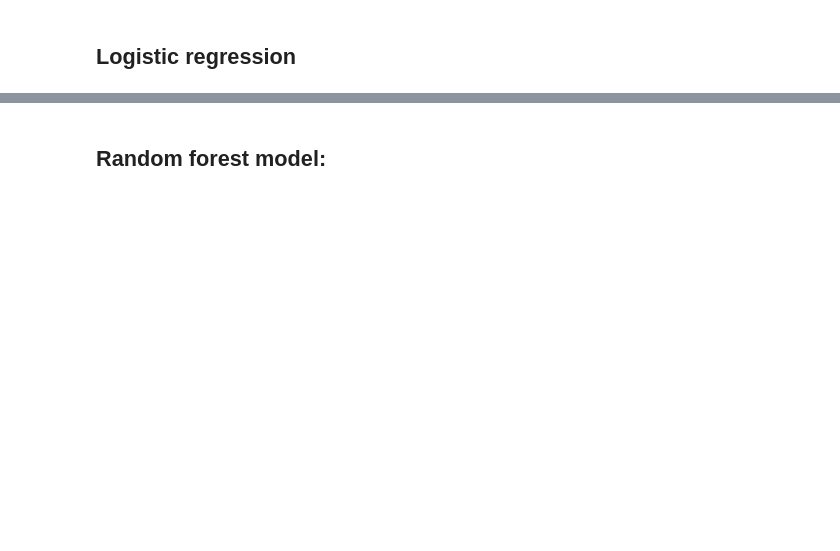
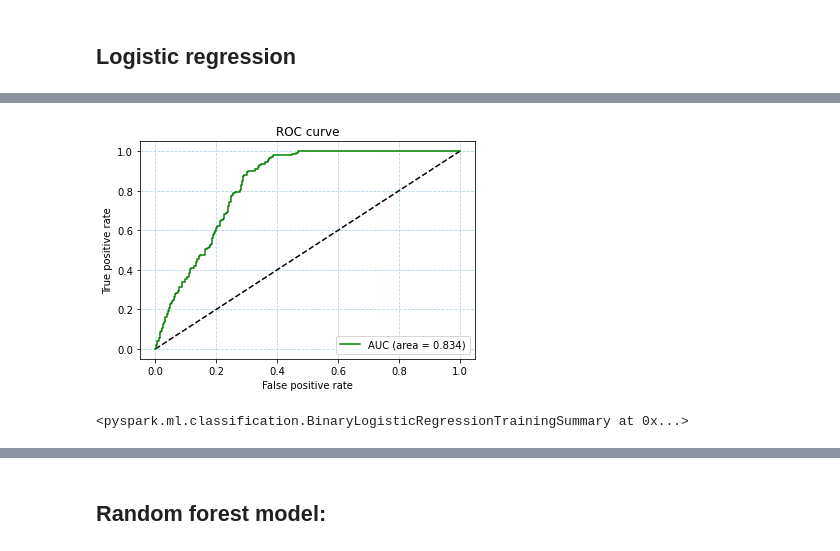
Before and after one commit to omarja12/BigData4Finance, a Jupyter notebook: Big_data_for_finance_Project.ipynb, the cells around one changed output, grey strips where cells are left out. Drawn from its saved outputs; the diff is of its cells as text; code cells hidden in the pictures; blank space fills up the shorter version.

```diff
--- a/Big_data_for_finance_Project.ipynb
+++ b/Big_data_for_finance_Project.ipynb
@@ -114,0 +253,12 @@ def Pipeline_model(stages, cv, train_data, test_data):
+# %%
+def auc_plot(y_test, y_pred_test_proba):
+    fpr, tpr, _ = roc_curve(y_test, y_pred_test_proba)
+    auc_keras = auc(fpr, tpr)
+    plt.plot([0, 1], [0, 1], 'k--')
+    plt.plot(fpr, tpr, label='AUC (area = {:.3f})'.format(auc_keras), color="g")
+    plt.grid(axis='both', linestyle='--', color="#add8e6")
+    plt.xlabel('False positive rate')
+    plt.ylabel('True positive rate')
+    plt.title('ROC curve')
+    plt.legend(loc='best')
+    plt.show();
@@ -504,2 +707,10 @@ only showing top 5 rows
+# %%
+auc_plot(y_test, y_pred_test_proba)
+# %% [output]
+[figure, added]
 # %%
 cv_model = pipeline_model.stages[-1]
+lr_summary = cv_model.bestModel.summary
+lr_summary
+# %% [output]
+<pyspark.ml.classification.BinaryLogisticRegressionTrainingSummary at 0x...>
```
Also changed, not shown: parts of 89 cells of this notebook.
